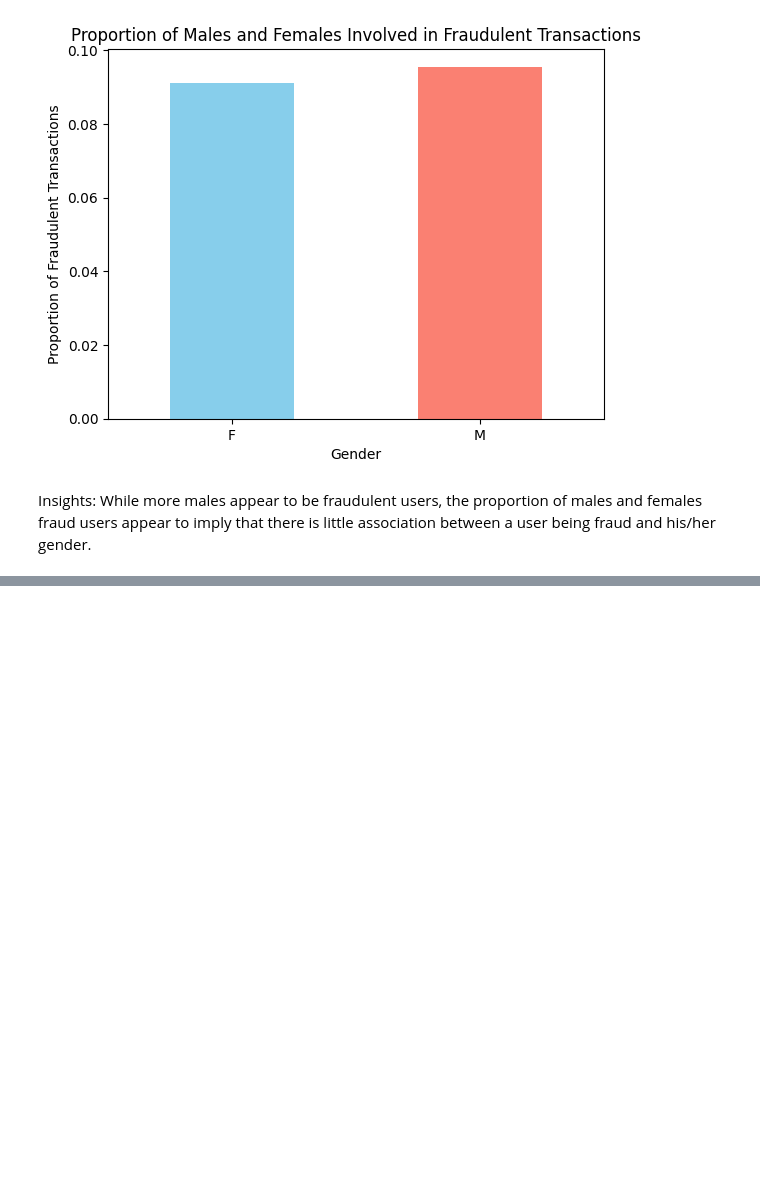
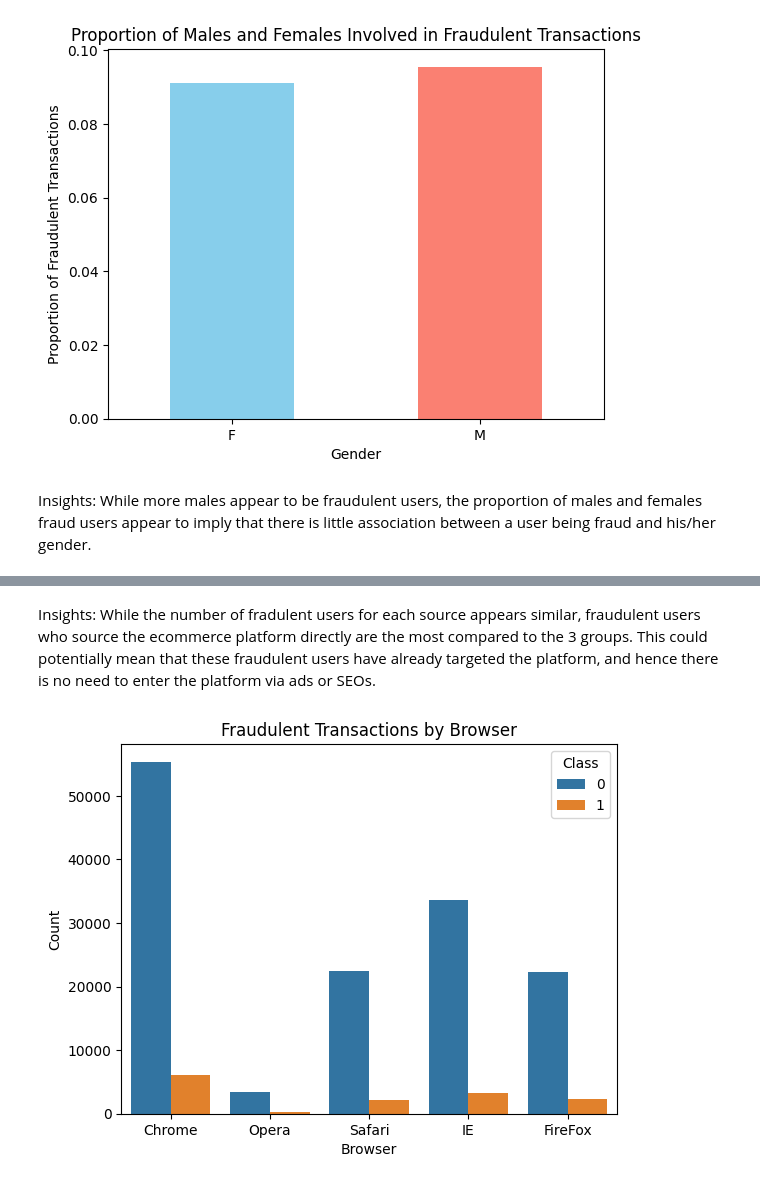
Before and after one commit to Hweihang00/DSA4263-Ecommerce-Fraud-Detection, a Jupyter notebook: main.ipynb, the cells around one changed output, grey strips where cells are left out. Cells and saved outputs as stored; diff of their text form; code cells hidden in the pictures; blank space fills up the shorter version.

```diff
--- a/main.ipynb
+++ b/main.ipynb
@@ -312,0 +335,12 @@ Insights: While more males appear to be fraudulent users, the proportion of male
+# %% [markdown]
+Insights: While the number of fradulent users for each source appears similar, fraudulent users who source the ecommerce platform directly are the most compared to the 3 groups. This could potentially mean that these fraudulent users have already targeted the platform, and hence there is no need to enter the platform via ads or SEOs.
+# %%
+# Plotting bar chart to visualise the numbers of fraudulent users vs non-fraudulent users by Browser
+sns.countplot(data=df_clean, x='browser', hue='class')
+plt.xlabel('Browser')
+plt.ylabel('Count')
+plt.title('Fraudulent Transactions by Browser')
+plt.legend(title='Class')
+plt.show()
+# %% [output]
+[figure, added]
```
Also changed, not shown: parts of 5 cells of this notebook.
